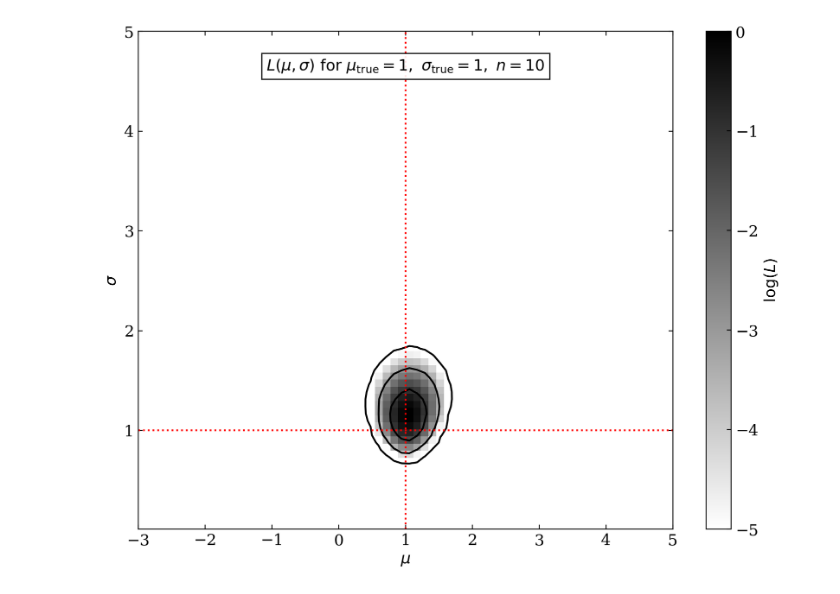
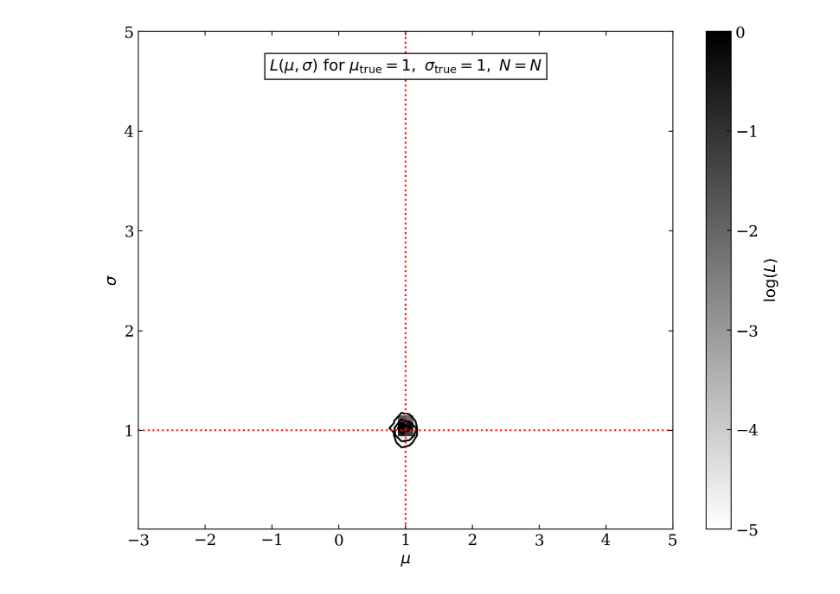
Before and after one commit to NiccoManto01/ilovegit, a Jupyter notebook: Lezioni/Lezione_8_9_10/testonpost.ipynb, the cells around one changed output. Cells and saved outputs as stored; diff of their text form; code cells hidden in the pictures.

```diff
--- a/Lezioni/Lezione_8_9_10/testonpost.ipynb
+++ b/Lezioni/Lezione_8_9_10/testonpost.ipynb
@@ -64,7 +64,7 @@ def gaussgauss_logL(xi, ei, mu, sigma):
 np.random.seed(20)
 mu_true = 1.
 sigma_true = 1.
-N = 100
+N = 1000
 ei = 3 * np.random.random(N)
 xi = np.random.normal(mu_true, np.sqrt(sigma_true ** 2 + ei ** 2))
 
@@ -74,32 +74,32 @@ mu = np.linspace(-3, 5, 70)
 logL = gaussgauss_logL(xi, ei, mu, sigma[:, np.newaxis])
 logL -= logL.max()
 
 #------------------------------------------------------------
 # plot the results
 fig = plt.figure(figsize=(10, 7.5))
 plt.imshow(logL, origin='lower',
            extent=(mu[0], mu[-1], sigma[0], sigma[-1]),
            cmap=plt.cm.binary,
            aspect='auto')
 plt.colorbar().set_label(r'$\log(L)$')
 plt.clim(-5, 0)
 
 plt.text(0.5, 0.93,
          (r'$L(\mu,\sigma)\ \mathrm{for}\ \mu_{\rm true}=1,\ '
-          r'\sigma_{\rm true}=1,\ n=10$'),
+          r'\sigma_{\rm true}=1,\ N = {N}$'),
          bbox=dict(ec='k', fc='w', alpha=0.9),
          ha='center', va='center', transform=plt.gca().transAxes)
 
 plt.contour(mu, sigma, convert_to_stdev(logL),
             levels=(0.683, 0.955, 0.997),
             colors='k')
 
 plt.axhline(mu_true,c='red',ls='dotted')
 plt.axvline(sigma_true,c='red',ls='dotted')
 
 plt.xlabel(r'$\mu$')
 plt.ylabel(r'$\sigma$')
 
 plt.show()
 # %% [output]
-[figure, old version]
+[figure, new version]
```
Also changed, not shown: 4 other files.
